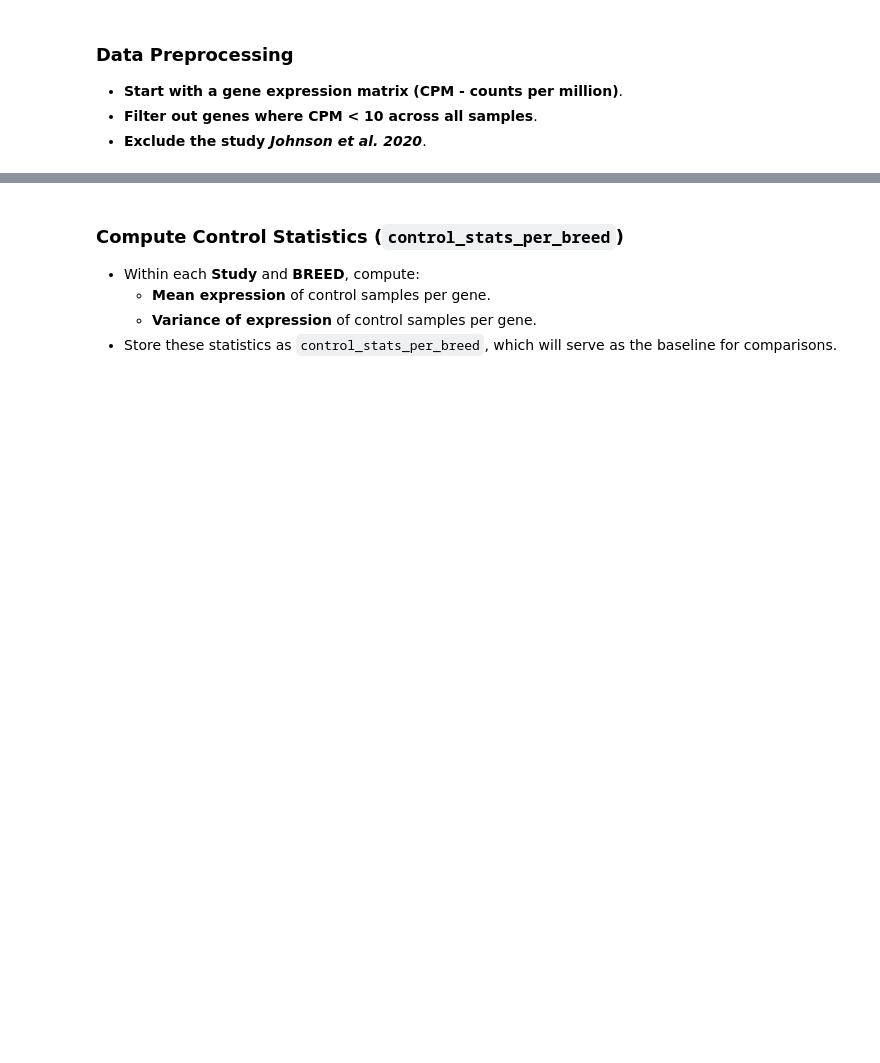
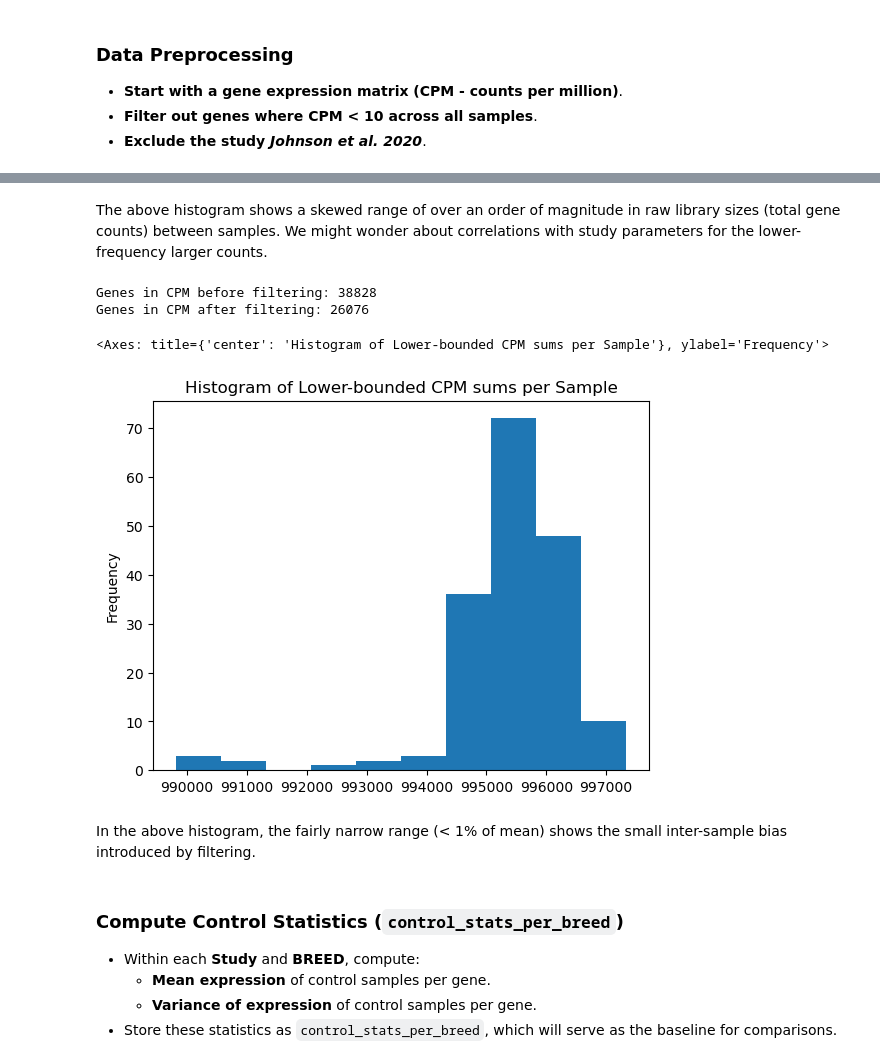
Before and after one commit to Resilience-Biomarkers-for-Aquaculture/Cvirg_Pmarinus_RNAseq, a Jupyter notebook: scripts/treatment_vs_control/treatment_vs_control_4th_try.ipynb, the cells around one changed output, grey strips where cells are left out. Saved outputs shown, nothing was run; the diff lists cells and outputs as text; code cells hidden in the pictures; blank space fills up the shorter version.

```diff
--- a/scripts/treatment_vs_control/treatment_vs_control_4th_try.ipynb
+++ b/scripts/treatment_vs_control/treatment_vs_control_4th_try.ipynb
@@ -74,3 +85,27 @@ filtered_gene_counts = filtered_genes.drop(columns=samples_to_exclude, errors='i
+# %% [markdown]
+The above histogram shows a skewed range of over an order of magnitude in raw library sizes (total gene counts) between samples. We might wonder about correlations with study parameters for the lower-frequency larger counts.
+# %%
+
+# Filter out genes with CPM < 10 across all samples
+print(f"Genes in CPM before filtering: {len(cpm)}")
+filtered_genes = cpm[(cpm >= 10).any(axis=1)]
+print(f"Genes in CPM after filtering: {len(filtered_genes)}")
+
+# Exclude 'Johnson et al. 2020'
+excluded_study = 'Johnson et al. 2020'
+samples_to_exclude = metadata[metadata['Study'] == excluded_study]['Experiment'].tolist()
+filtered_metadata = metadata[~metadata['Experiment'].isin(samples_to_exclude)]
+filtered_gene_counts = filtered_genes.drop(columns=samples_to_exclude, errors='ignore')
+filtered_cpm_totals = filtered_gene_counts.sum(axis=0)
+
+filtered_cpm_totals.plot.hist(title="Histogram of Lower-bounded CPM sums per Sample")
+# %% [output]
+Genes in CPM before filtering: 38828
+Genes in CPM after filtering: 26076
+<Axes: title={'center': 'Histogram of Lower-bounded CPM sums per Sample'}, ylabel='Frequency'>
+[figure, added]
+# %% [markdown]
+In the above histogram, the fairly narrow range (\< 1% of mean) shows the small inter-sample bias introduced by filtering.
 # %% [markdown]
 ### **Compute Control Statistics (`control_stats_per_breed`)**
 - Within each **Study** and **BREED**, compute:
```
Also changed, not shown: parts of 14 cells of this notebook.
